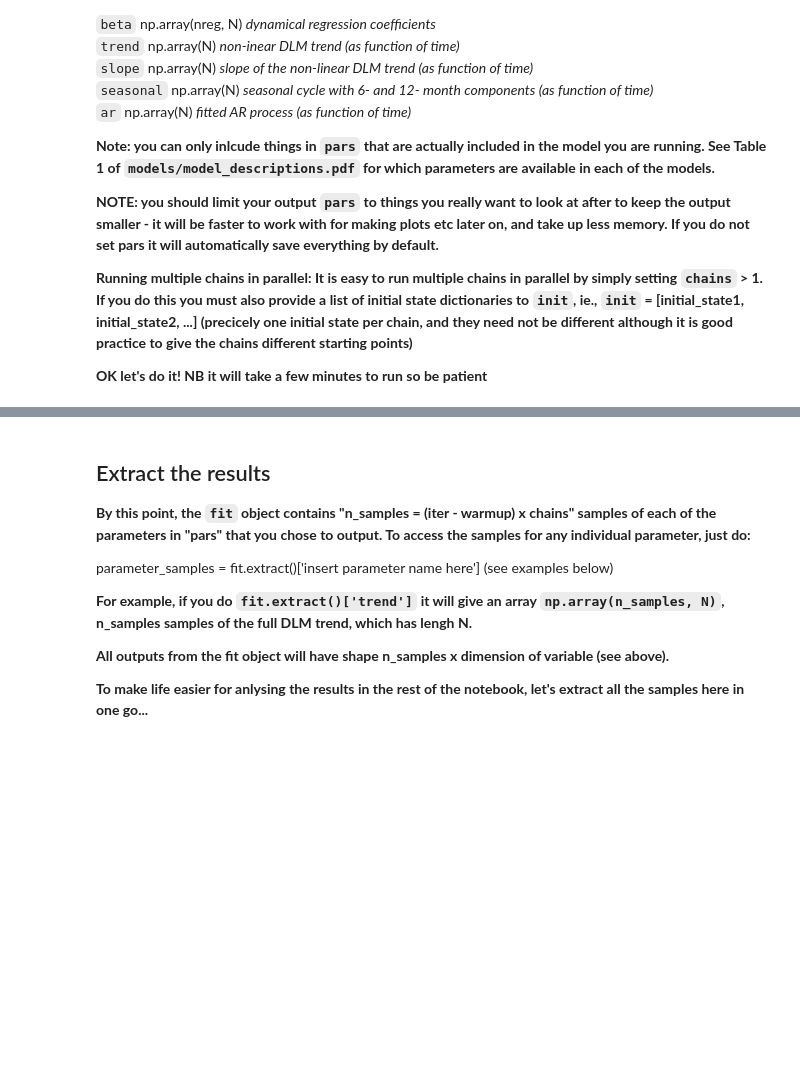
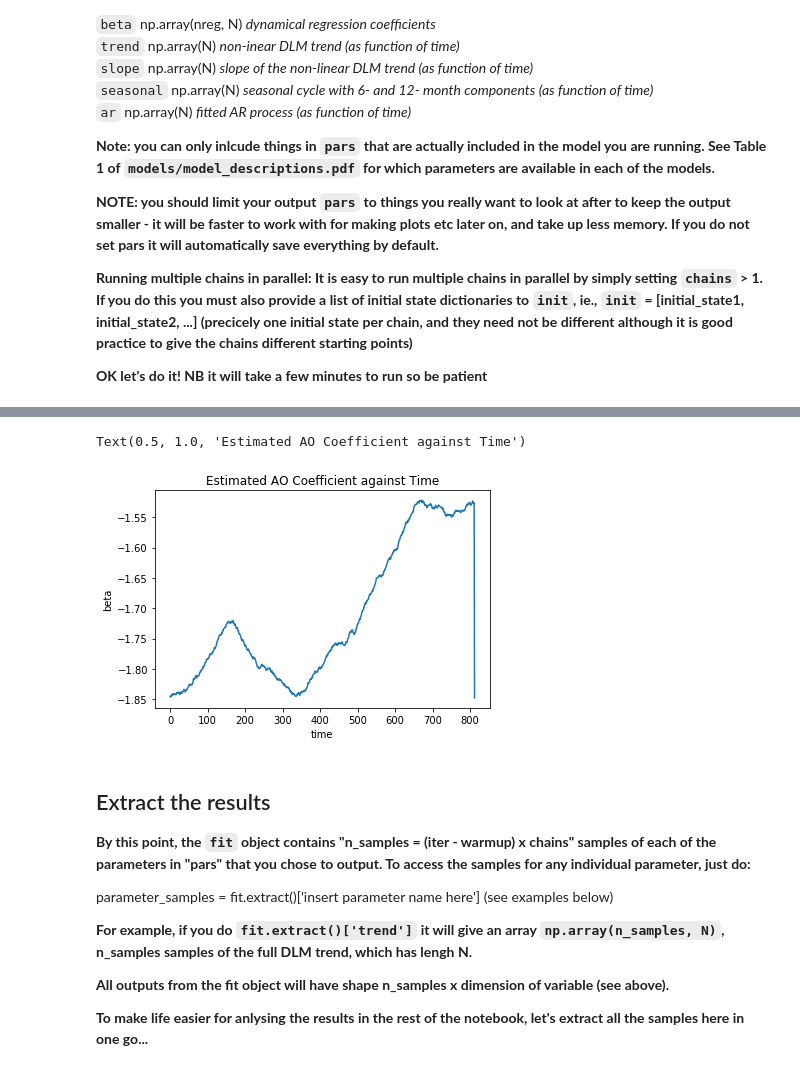
Before and after one commit to tommylees112/hydro-mini-hack, a Jupyter notebook: dlm_thames_flow.ipynb, the cells around one changed output, grey strips where cells are left out. Saved outputs shown, nothing was run; the diff lists cells and outputs as text; code cells hidden in the pictures; blank space fills up the shorter version.

```diff
--- a/dlm_thames_flow.ipynb
+++ b/dlm_thames_flow.ipynb
@@ -222,0 +231,22 @@ stanfit4anon_model_1769d29906593e8f6fa11e816b642cff_6174251494884883171.StanFit4
+# %%
+import arviz as az
+
+inference = az.from_pystan(
+    posterior=fit,
+    coords={'time': T},
+    dims = {'trend': ['time'], 'slope': ['time'], 'seasonal': ['time'], 'beta': ['time']}
+)
+# data = az.from_pystan(posterior=fit,
+#                       posterior_predictive='y_hat',
+#                       observed_data=['y'],
+#                       coords={'county': n_county},
+#                       dims={'a': ['county']}) #, 'y': ['county'], 'log_lik': ['county'], 'y_hat': ['county'], 'theta_tilde': ['county']})
+
+
+
+inference.posterior
+# inference.sample_stats
+inference = inference.posterior.sel(chain=0).sel(beta_dim_1=0)
+inference['time'] = pd.to_datetime(df.date)
+inference['dim_0'] = pd.to_datetime(df.date)
+inference
@@ -223,3 +271,11 @@ stanfit4anon_model_1769d29906593e8f6fa11e816b642cff_6174251494884883171.StanFit4
+# %%
+fig,ax = plt.subplots()
+inference.beta.mean(dim='draw').plot()
+# ax.set_ylim([-2,0])
+ax.set_title('Estimated AO Coefficient against Time')
+# %% [output]
+Text(0.5, 1.0, 'Estimated AO Coefficient against Time')
+[figure, added]
 # %% [markdown]
 ## Extract the results
 
```
Also changed, not shown: parts of 17 cells of this notebook, 1 other file.
